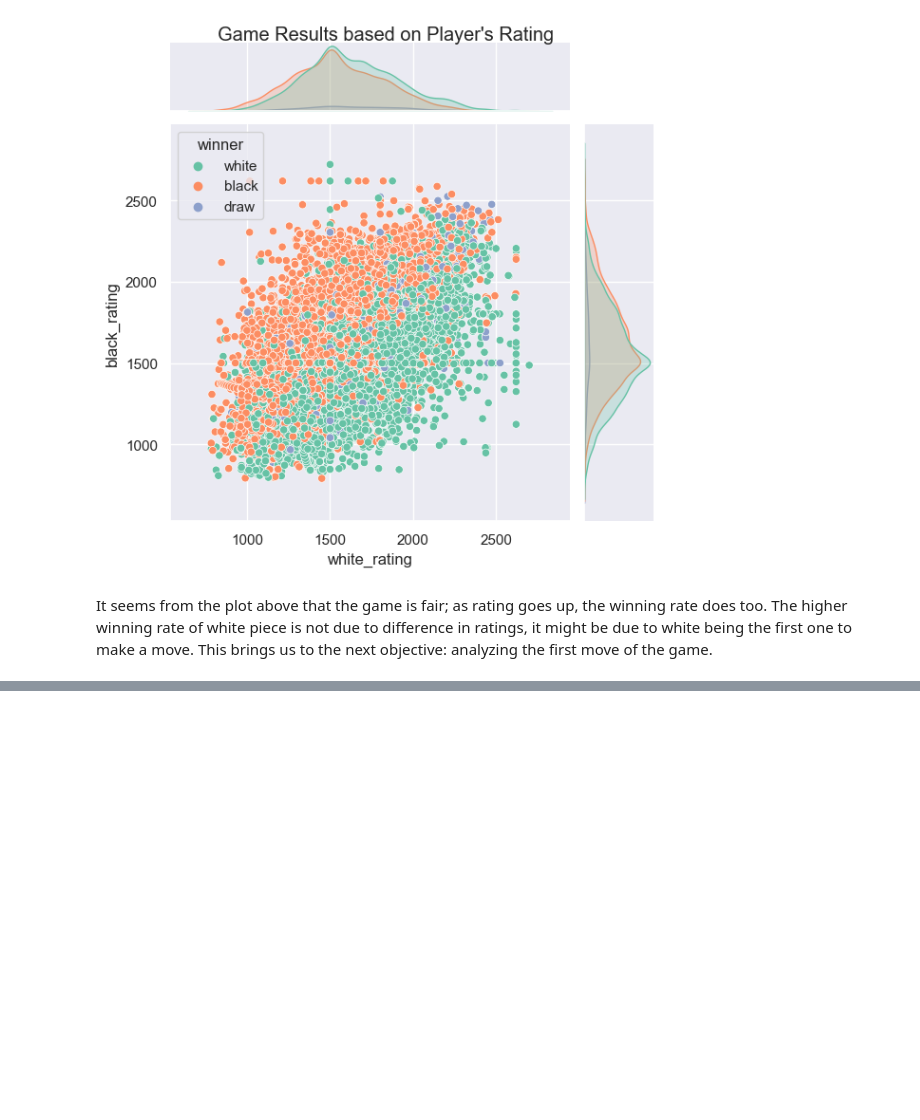
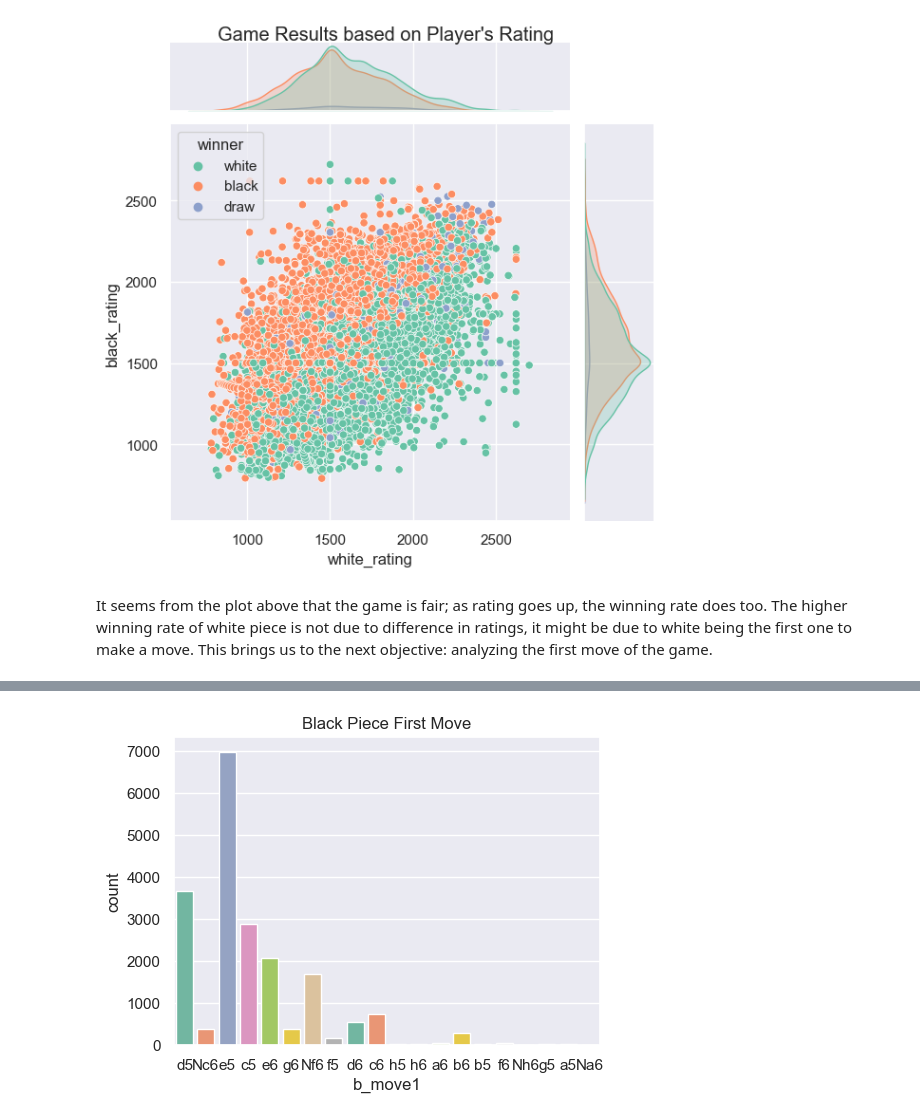
Before and after one commit to heysteph/FinalProject, a Jupyter notebook: notebook.ipynb, the cells around one changed output, grey strips where cells are left out. Cells and saved outputs as stored; diff of their text form; code cells hidden in the pictures; blank space fills up the shorter version.

```diff
--- a/notebook.ipynb
+++ b/notebook.ipynb
@@ -137,0 +172,6 @@ e4 is the most popular move in the game, followed by d4.
+# %%
+sns.set()
+sns.countplot(data=df, x='b_move1', palette='Set2').set(title='Black Piece First Move')
+plt.savefig('black1.png')
+# %% [output]
+[figure, added]
```
Also changed, not shown: parts of 55 cells of this notebook, 6 other files.
